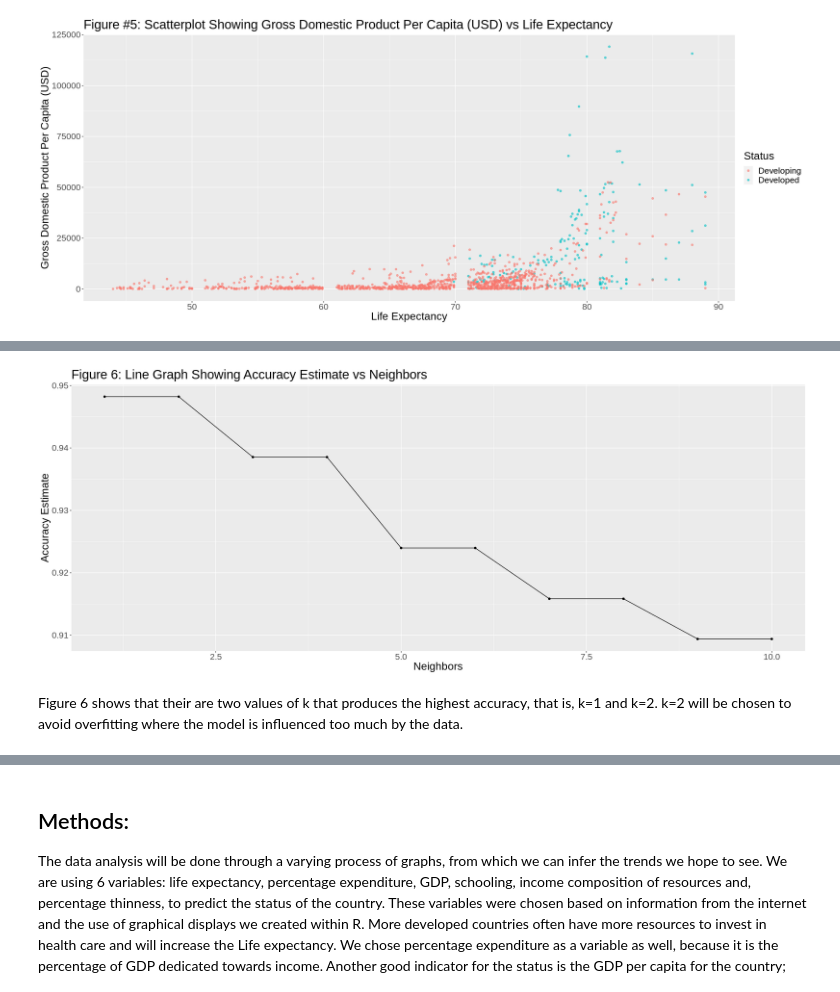
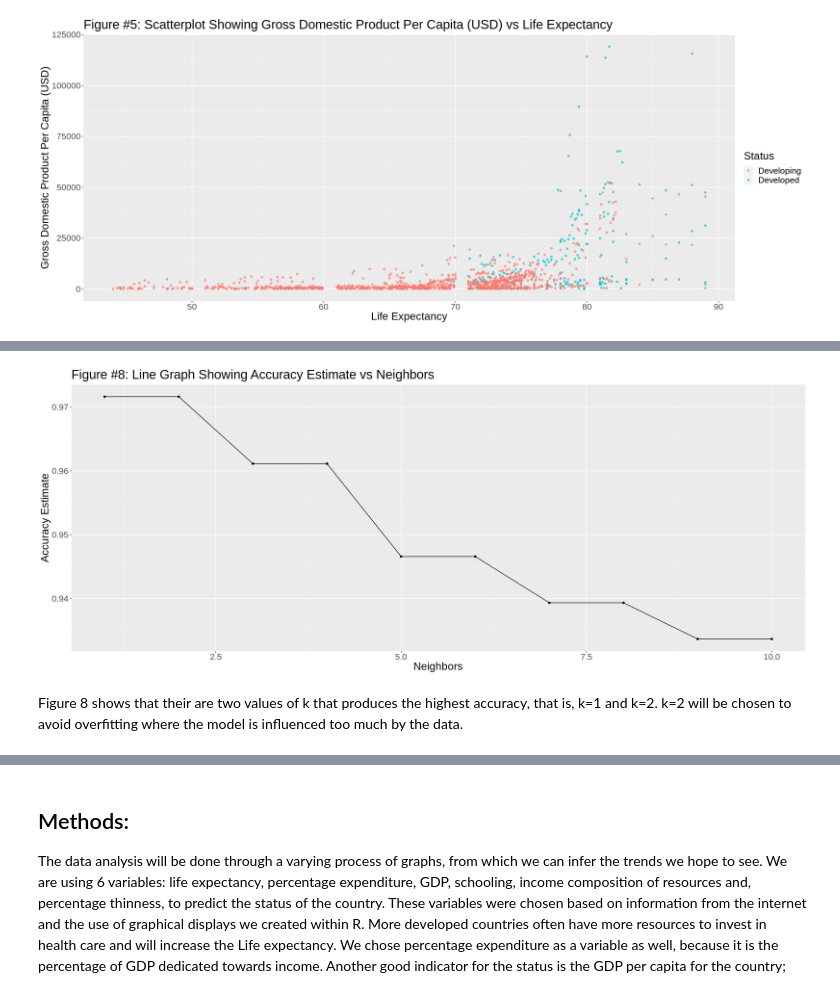
Before and after one commit to Ansh-Sharma2/DataSciProject1, a Jupyter notebook: GroupProjectFinal.ipynb, the cells around one changed output, grey strips where cells are left out. Drawn from its saved outputs; the diff is of its cells as text; code cells hidden in the pictures.

```diff
--- a/GroupProjectFinal.ipynb
+++ b/GroupProjectFinal.ipynb
@@ -209,5 +345,4 @@ Figure #5 *insert figure explaination*
 # %%
-#5#
 #tuning the model
 knn_spec <- nearest_neighbor(weight_func = "rectangular", neighbors = tune()) |>
   set_engine("kknn") |>
@@ -217,38 +352,36 @@ knn_spec <- nearest_neighbor(weight_func = "rectangular", neighbors = tune()) |>
 life_vfold <- vfold_cv(life_expectancy_train, v = 10, strata = Status)
 
 #creating the recipe and scaling and centring the predictors
-life_recipe <- recipe(Status ~ GDP + Life.expectancy + Schooling + percentage.expenditure +
-                                Income.composition.of.resources + thinness.5.to.19.years,
+life_recipe <- recipe(Status ~  Income.composition.of.resources+thinness.5.to.19.years+Life.expectancy+Schooling,
                                 data = life_expectancy_train) |>
                                 step_scale(all_predictors()) |>
                                 step_center(all_predictors())
 
 #creating a table of k values; 10 values of k ranging from 1 to 10 was chosen because
 # 1. to increase performance
 # 2. for this particular dataset, as the number of neighbors increase, the accuracy decreases
 k_vals <- tibble(neighbors = seq(from = 1, to = 10))
 
 #fitting the model for each value of k
 knn_results <- workflow() |>
   add_recipe(life_recipe) |>
   add_model(knn_spec) |>
   tune_grid(resamples =life_vfold, grid = k_vals) |>
   collect_metrics()
 
-#6#
 #filtering the results table for accuracy values only
 accuracies <- knn_results |>
   filter(.metric == "accuracy")
 
 #plotting the graph of the neighbors and their resulting accuracies/mean
 accuracy_vs_k <- ggplot(accuracies, aes(x = neighbors, y = mean)) +
   geom_point() +
   geom_line() +
   labs(x = "Neighbors", y = "Accuracy Estimate") +
-  ggtitle("Figure 6: Line Graph Showing Accuracy Estimate vs Neighbors")+
+  ggtitle("Figure #8: Line Graph Showing Accuracy Estimate vs Neighbors")+
   theme(text = element_text(size = 20))
 accuracy_vs_k
 # %% [output]
-[figure, old version]
+[figure, new version]
 # %% [markdown]
-Figure 6 shows that their are two values of k that produces the highest accuracy, that is, k=1 and k=2. k=2 will be chosen to avoid overfitting where the model is influenced too much by the data.
+Figure 8 shows that their are two values of k that produces the highest accuracy, that is, k=1 and k=2. k=2 will be chosen to avoid overfitting where the model is influenced too much by the data.
```
Also changed, not shown: parts of 35 cells of this notebook.
